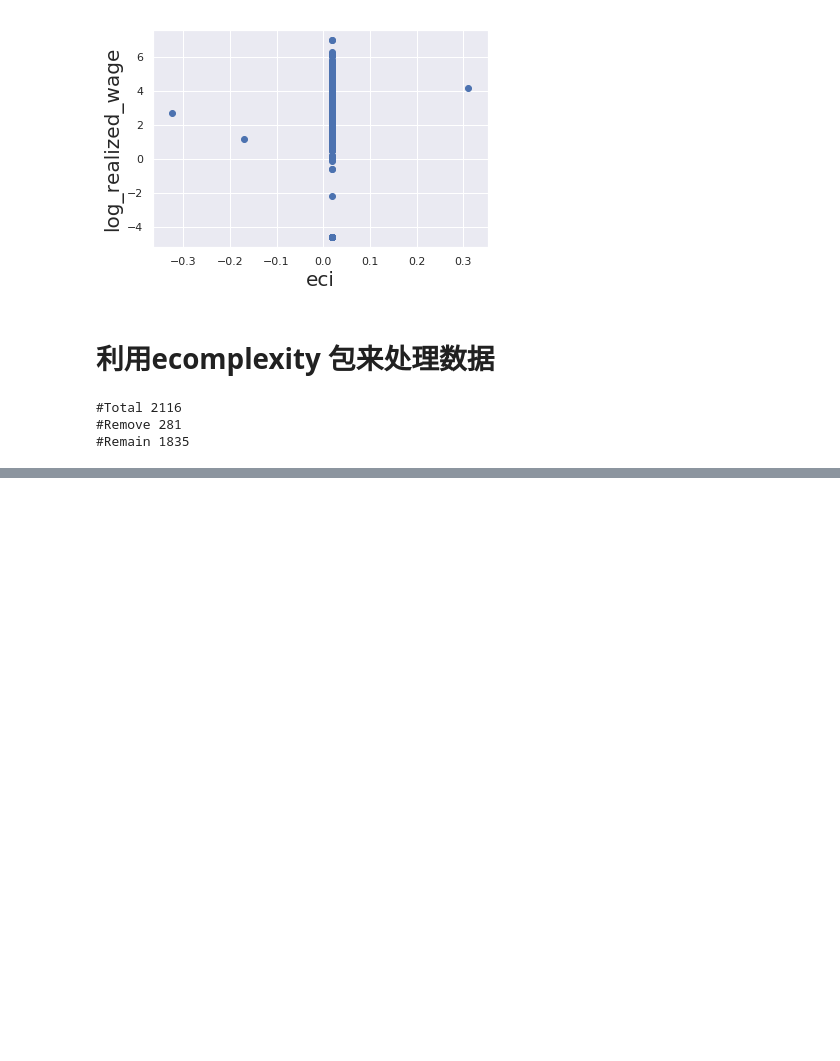
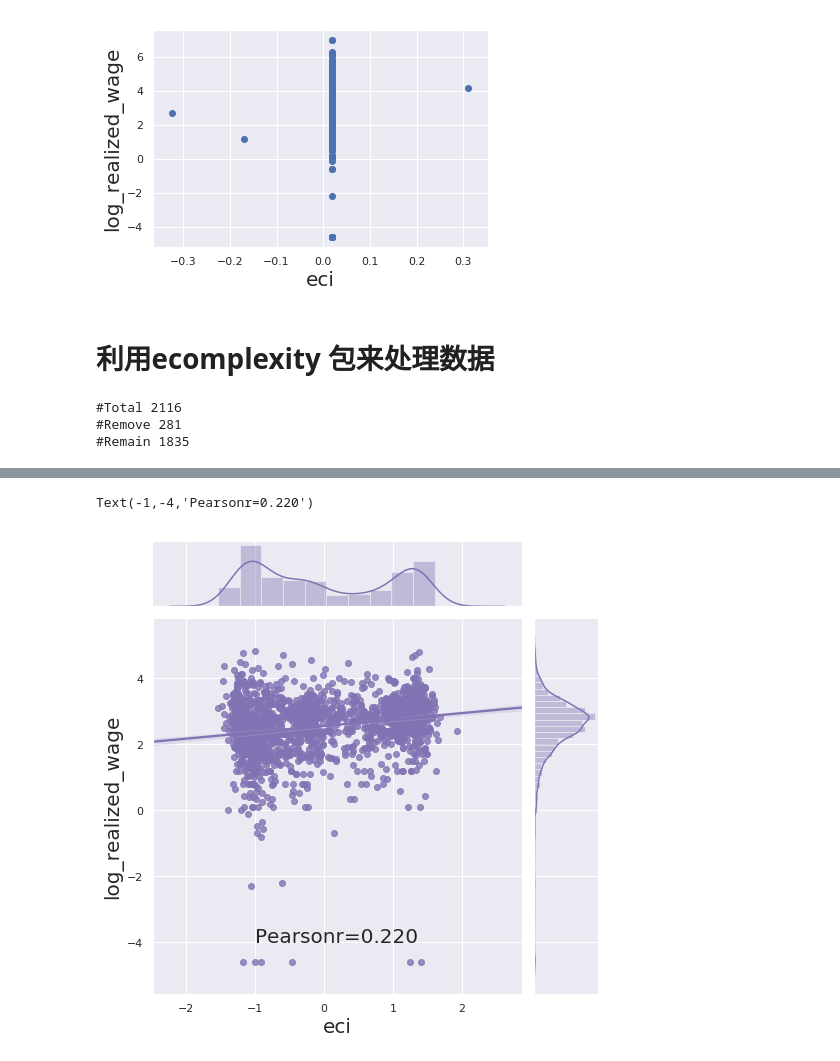
Before and after one commit to hashc/Skills, a Jupyter notebook: EconomicComplexity.ipynb, the cells around one changed output, grey strips where cells are left out. Cells and saved outputs as stored; diff of their text form; code cells hidden in the pictures; blank space fills up the shorter version.

```diff
--- a/EconomicComplexity.ipynb
+++ b/EconomicComplexity.ipynb
@@ -255,0 +299,22 @@ KeyboardInterrupt:
+# %%
+# 提取信息
+ECI={}
+PCI={}
+density={}
+cog={}
+for ik in range(1835):
+    i=18247*ik
+    name=cdata.loc[i]["name"]
+    sk = cdata.loc[i]["skill"]
+    if name not in ECI:
+        ECI[name]=cdata.loc[i]["eci"]
+    if name not in density:
+        density[name]=cdata.loc[i]["density"]
+
+for i in range(1835):
+    name=cdata.loc[i]["name"]
+    sk = cdata.loc[i]["skill"]
+    if sk not in PCI:
+        PCI[sk]=cdata.loc[i]["pci"]
+    if sk not in density:
+        cog[sk]=cdata.loc[i]["cog"]
@@ -255,0 +324,22 @@ KeyboardInterrupt:
+# %%
+#rqw,rlw
+namelist=[name for name in ECI]
+wage_rq=[rqw[name] for name in namelist]
+wage_rl=[rlw[name] for name in namelist]
+x_eci=[ECI[name] for name in namelist]
+x_den=[density[name] for name in namelist]
+
+#x_cog=[cog[name] for name in namelist]
+#x_pci=[PCI[name] for name in namelist]
+# %%
+from scipy.stats import pearsonr
+sns.set(style="darkgrid")
+tips = sns.load_dataset("tips")
+g = sns.jointplot(x_eci,wage_rl, kind="reg",color="m", height=7)
+plt.xlabel("eci",fontsize=20)
+plt.ylabel("log_realized_wage",fontsize=20)
+p,pp=pearsonr(x_eci,wage_rl)
+plt.text(-1,-4,"Pearsonr=%.3f"%p,fontsize=20)
+# %% [output]
+Text(-1,-4,'Pearsonr=0.220')
+[figure, added]
```
Also changed, not shown: parts of 14 cells of this notebook, 1 other file.
